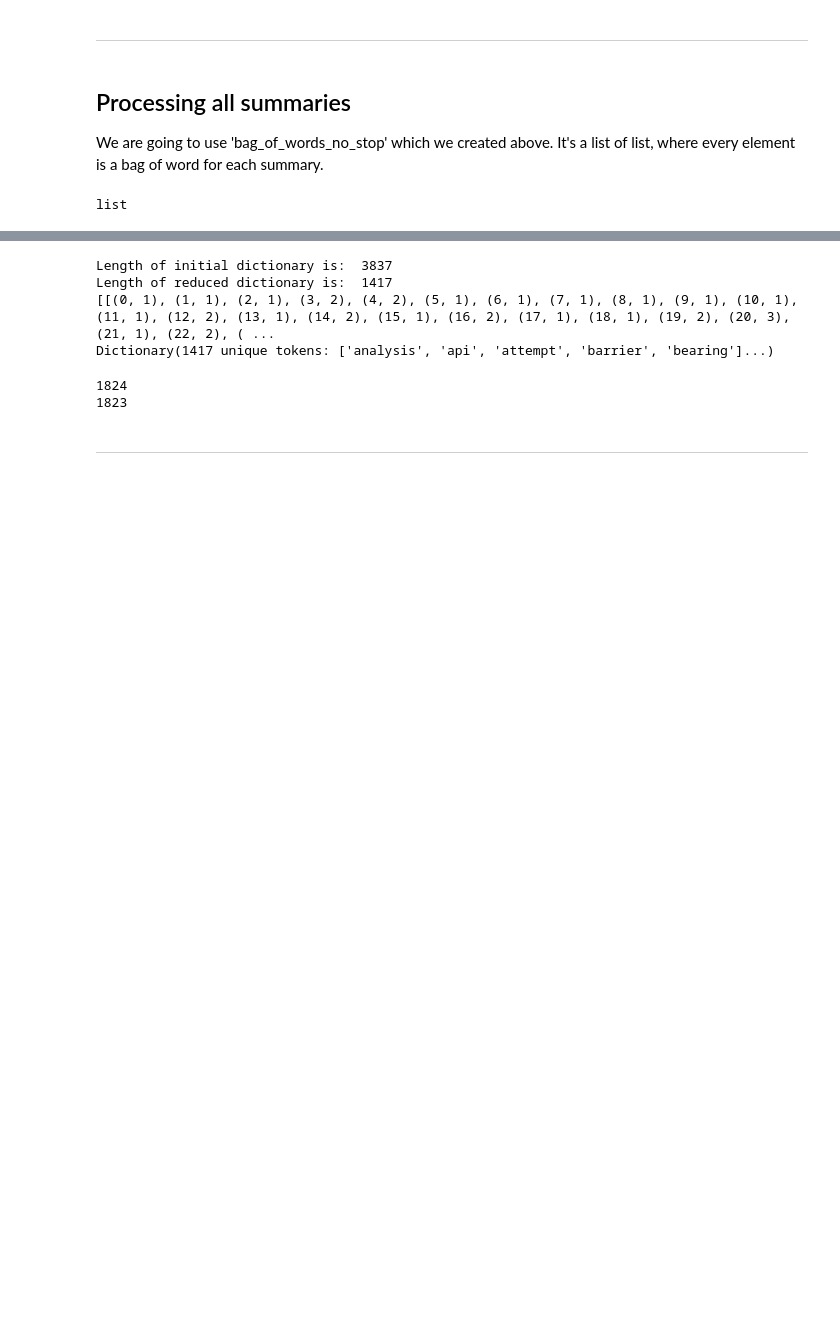
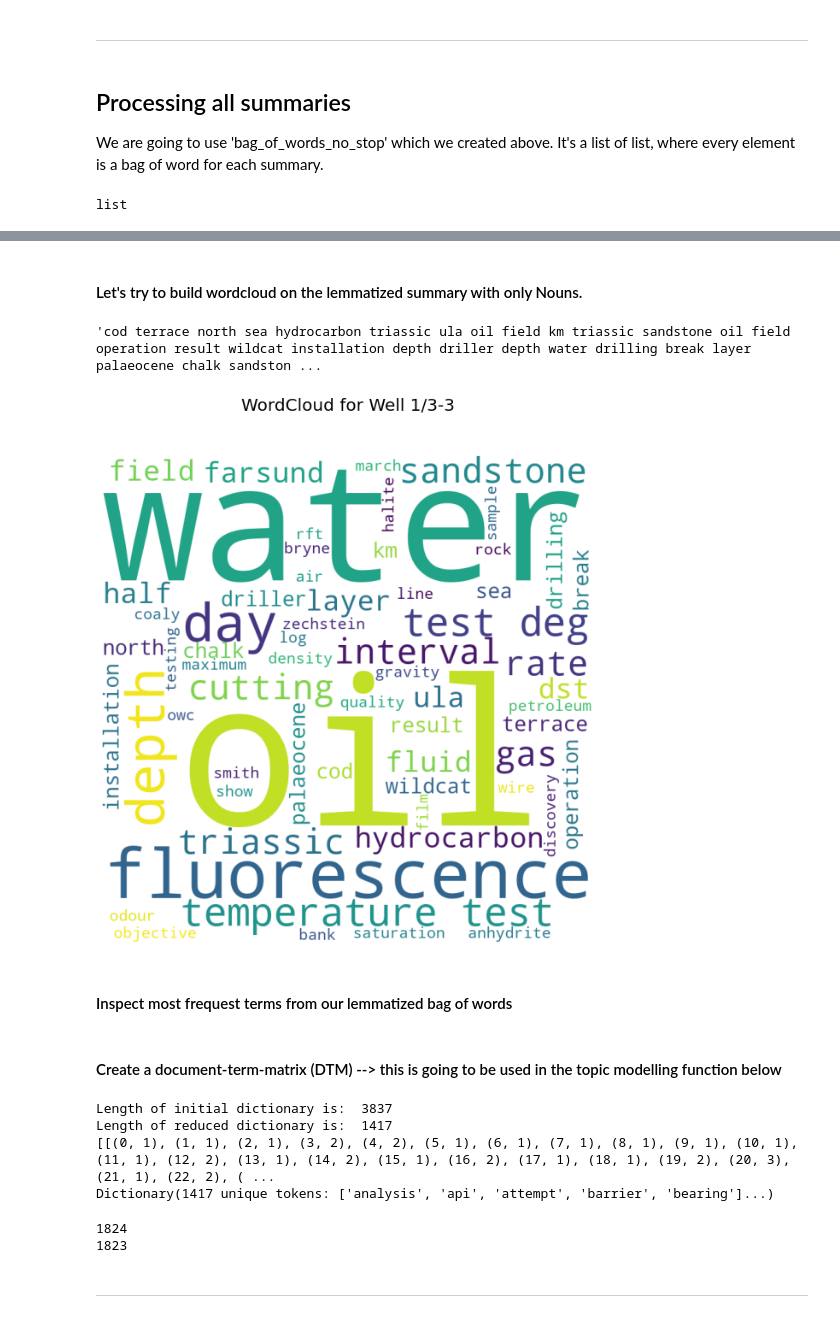
Before and after one commit to AnneEstoppey/NLP_Transform21, a Jupyter notebook: notebooks/NLP_transform21_v01_work.ipynb, the cells around one changed output, grey strips where cells are left out. Drawn from its saved outputs; the diff is of its cells as text; code cells hidden in the pictures; blank space fills up the shorter version.

Commit message:
added wordcloud for lemma bagofwords

```diff
--- a/notebooks/NLP_transform21_v01_work.ipynb
+++ b/notebooks/NLP_transform21_v01_work.ipynb
@@ -563 +553,22 @@ print(bag_of_words_no_stop[:1]) # let's have a look at the same example BEFORE l
+# %% [markdown]
+#### Let's try to build wordcloud on the lemmatized summary with only Nouns.
+# %%
+flat_list_to_string_lemma = ''
+flat_list_to_string_lemma += " ".join(bag_of_words_no_stop_lemma[wi1])+" "
+# %%
+flat_list_to_string_lemma
+# %% [output]
+'cod terrace north sea hydrocarbon triassic ula oil field km triassic sandstone oil field operation result wildcat installation depth driller depth water drilling break layer palaeocene chalk sandston ...
+# %%
+# redefine the WordCloud for lemmatized summary
+wordcloud = WordCloud(width = 800, height = 800,
+            background_color ='white',
+            stopwords = stop_words,
+            min_font_size = 10).generate(flat_list_to_string_lemma)
+# %%
+WordCloud_plot(wordcloud, wellname)
+# %% [output]
+[figure, added]
+# %% [markdown]
+#### Inspect most frequest terms from our lemmatized bag of words
 # %%
@@ -584,4 +593,6 @@ fdist = dict(zip(vocab, freq))
 with open('term_dict.csv', 'w', encoding='utf-8') as f:
     for key in fdist.keys():
         f.write("%s,%s\n"%(key,fdist[key]))
+# %% [markdown]
+#### Create a document-term-matrix (DTM) --> this is going to be used in the topic modelling function below
 # %%
```
Also changed, not shown: parts of 26 cells of this notebook, 1 other file.
